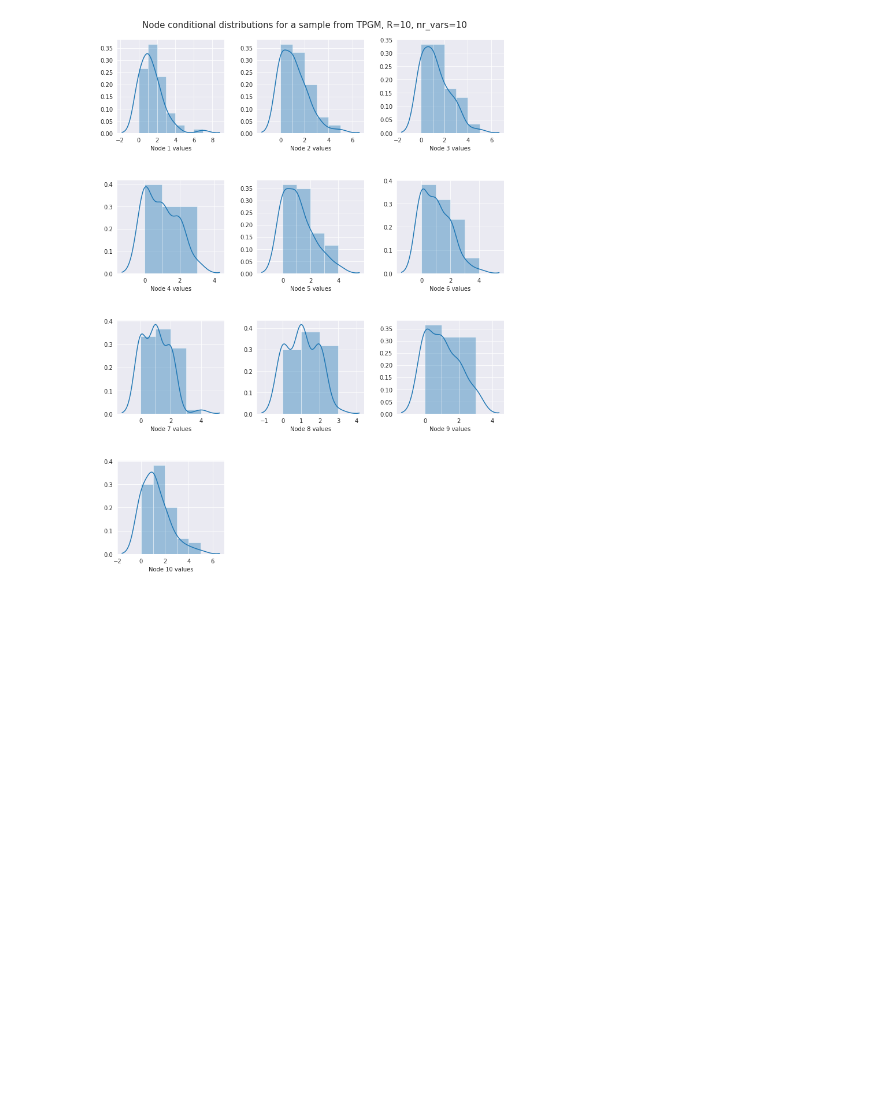
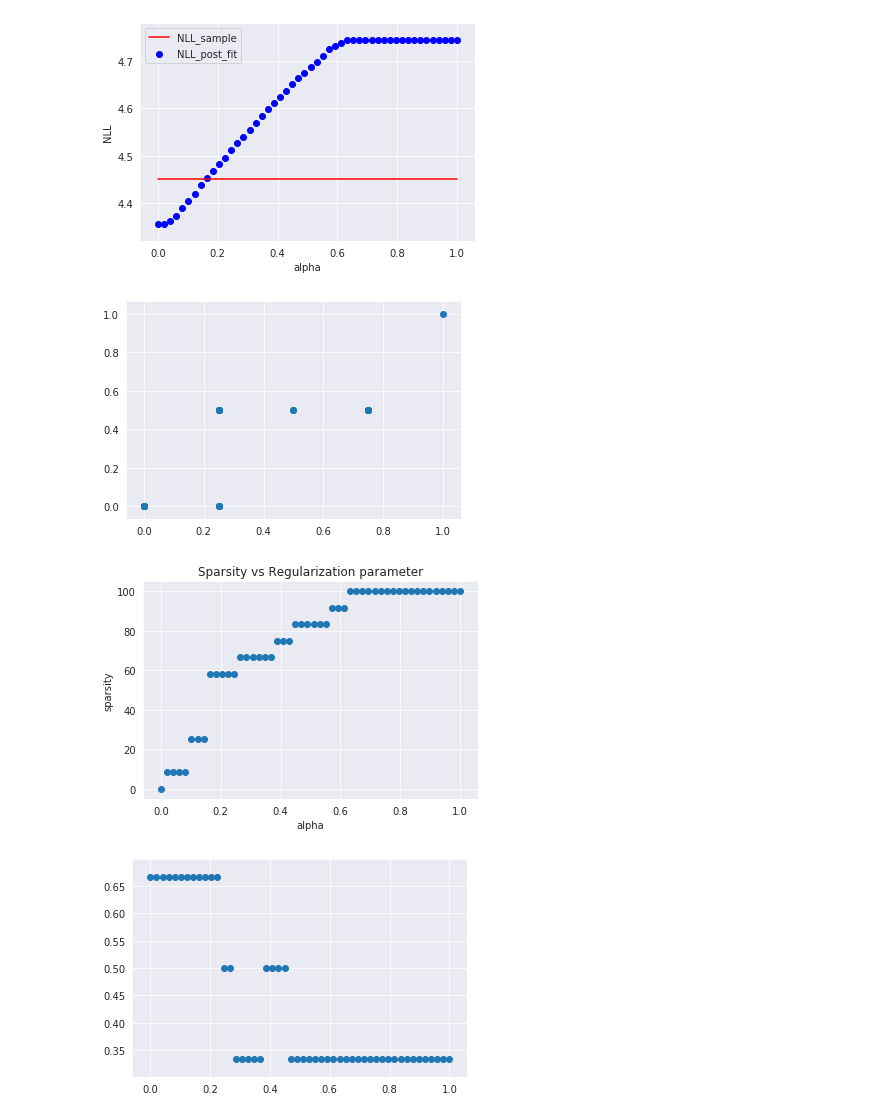
Before and after one commit to MihaiAC/MINF-PGMultivar, a Jupyter notebook: mpgm/mpgm/prototyping.ipynb, the cells around one changed output. Saved outputs shown, nothing was run; the diff lists cells and outputs as text; code cells hidden in the pictures; blank space fills up the shorter version.

Commit message:
Add more methods to prototyping.ipynb, try out a different convergence criterion in prox grad (parameter value convergence), add a regularization path plotter for prox grad, do more experiments.

```diff
--- a/mpgm/mpgm/prototyping.ipynb
+++ b/mpgm/mpgm/prototyping.ipynb
@@ -55,12 +184,3 @@ def plot_samples_univariate_distr(samples, model_name):
         ax.set_xlabel('Node ' + str(idx+1) + ' values')
         sns.distplot(samples[:, idx], ax=ax)
     plt.show()
-# %%
-samples = load_from_Samples('TPGM_test')[0]
-plot_samples_univariate_distr(samples, 'TPGM, R=10, nr_vars=10')
-# %% [output]
-[figure, removed]
-# %%
-likelihoods = load_likelihoods('test', 'TPGM_fit_test')
-plt.plot(likelihoods[0])
-plt.show()
@@ -68,0 +187,60 @@ len(likelihoods)
+# %%
+# Miscellaneous functions.
+def test_vary_alpha_tpgm():
+    alphas = np.linspace(1e-4, 1, 50)
+    samples_name = 'TPGM_burn_in_200_thinning_nr_6400'
+    #samples_name = 'TPGM_test'
+    experiment_names = []
+
+    for idx, alpha in enumerate(alphas):
+        experiment_name = 'TPGM_fit_test_alpha_' + str(idx)
+        experiment_names.append(experiment_name)
+
+    likelihoods_dict = apply_function_for_sample_and_experiments(samples_name, experiment_names, calculate_NLL_from_experiment)
+    likelihood_samples = calculate_NLL_from_samples(samples_name)
+
+    likelihoods = []
+    for experiment_name in experiment_names:
+        likelihoods.append(likelihoods_dict[experiment_name])
+
+    TPR_FPR_ACC_dict = apply_function_for_sample_and_experiments(samples_name, experiment_names, calculate_tpr_fpr_acc, 1e-1)
+    TPRs = []
+    FPRs = []
+    ACCs = []
+    for experiment_name in experiment_names:
+        TPR, FPR, ACC = TPR_FPR_ACC_dict[experiment_name]
+        TPRs.append(TPR)
+        FPRs.append(FPR)
+        ACCs.append(ACC)
+
+    sparsity_dict = apply_function_for_sample_and_experiments(samples_name, experiment_names, calculate_param_sparsity)
+    sparsity_vals = []
+    for experiment_name in experiment_names:
+        sparsity_vals.append(sparsity_dict[experiment_name])
+
+    plt.scatter(alphas, likelihoods, color='b', label='NLL_post_fit')
+    plt.plot(alphas, np.ones((len(likelihoods), ))*likelihood_samples, color='r', label='NLL_sample')
+    plt.legend(loc='upper left')
+    plt.xlabel('alpha')
+    plt.ylabel('NLL')
+    plt.show()
+
+    fig, ax = plt.subplots()
+    ax.scatter(TPRs, FPRs)
+    plt.show()
+
+    plt.scatter(alphas, sparsity_vals)
+    plt.xlabel('alpha')
+    plt.ylabel('sparsity')
+    plt.title('Sparsity vs Regularization parameter')
+    plt.show()
+
+    plt.scatter(alphas, ACCs)
+    plt.show()
+
+test_vary_alpha_tpgm()
+# %% [output]
+[figure, added]
+[figure, added]
+[figure, added]
+[figure, added]
```
Also changed, not shown: parts of 9 cells of this notebook, 5 other files.
